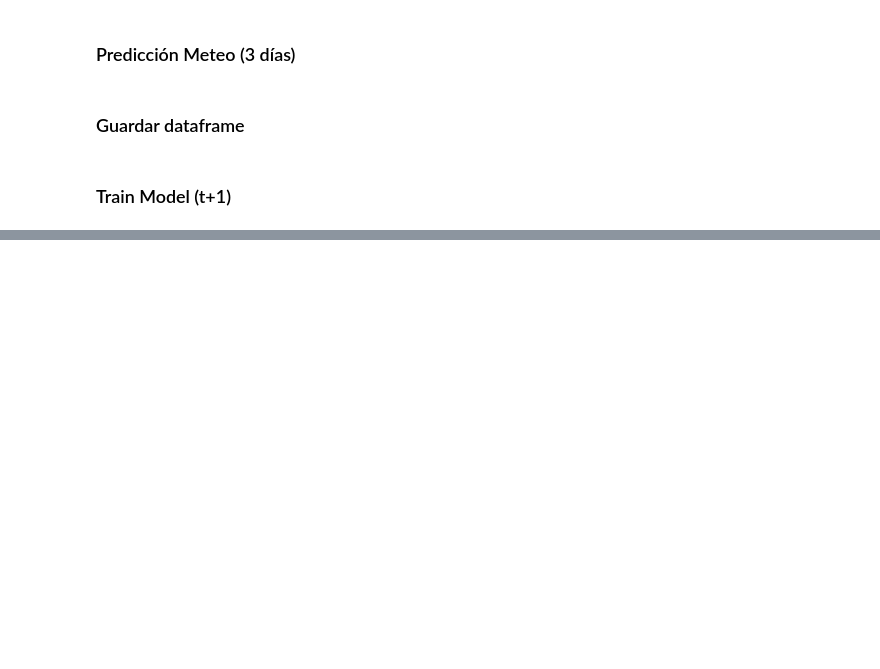
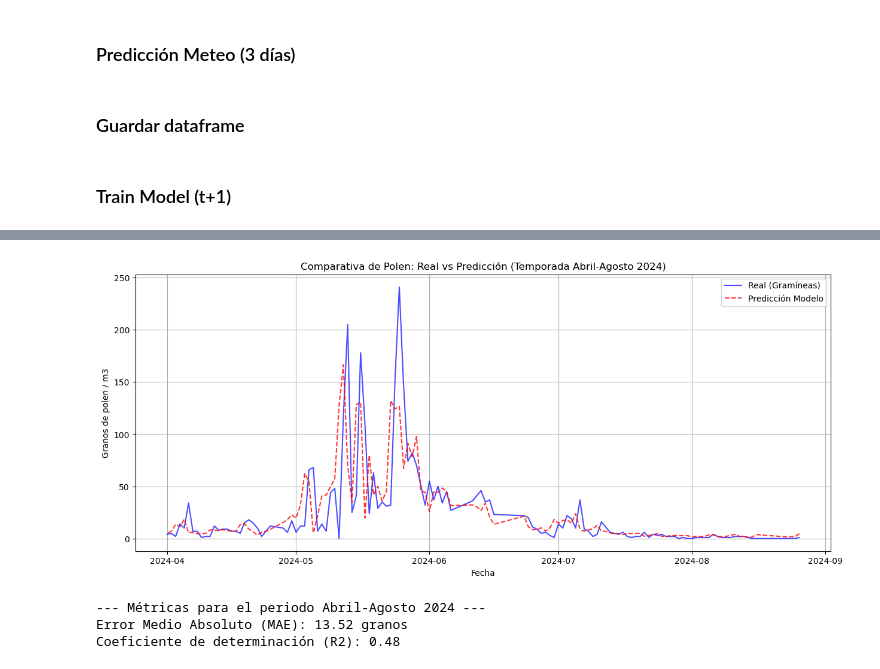
Before and after one commit to SergioR00/Polen-TFG, a Jupyter notebook: notebooks/add_Features_&_Train.ipynb, the cells around one changed output, grey strips where cells are left out. Cells and saved outputs as stored; diff of their text form; code cells hidden in the pictures; blank space fills up the shorter version.

```diff
--- a/notebooks/add_Features_&_Train.ipynb
+++ b/notebooks/add_Features_&_Train.ipynb
@@ -164,0 +231,30 @@ reg.get_booster().save_model('modelo_t+1.json')
+# %%
+# Solo meses importantes
+
+test_data_temporada = test_data[test_data['fecha'].dt.month.between(4, 8)].copy()
+
+plt.figure(figsize=(15, 6))
+
+plt.plot(test_data_temporada['fecha'], test_data_temporada['granos_de_polen_x_metro_cubico'],
+         label='Real (Gramíneas)', color='blue', alpha=0.7)
+plt.plot(test_data_temporada['fecha'], test_data_temporada['prediccion'],
+         label='Predicción Modelo', color='red', linestyle='--', alpha=0.8)
+
+plt.title(f'Comparativa de Polen: Real vs Predicción (Temporada Abril-Agosto 2024)')
+plt.xlabel('Fecha')
+plt.ylabel('Granos de polen / m3')
+plt.legend()
+plt.grid(True)
+plt.show()
+
+mae = mean_absolute_error(test_data_temporada['granos_de_polen_x_metro_cubico'], test_data_temporada['prediccion'])
+r2 = r2_score(test_data_temporada['granos_de_polen_x_metro_cubico'], test_data_temporada['prediccion'])
+
+print(f"--- Métricas para el periodo Abril-Agosto 2024 ---")
+print(f"Error Medio Absoluto (MAE): {mae:.2f} granos")
+print(f"Coeficiente de determinación (R2): {r2:.2f}")
+# %% [output]
+[figure, added]
+--- Métricas para el periodo Abril-Agosto 2024 ---
+Error Medio Absoluto (MAE): 13.52 granos
+Coeficiente de determinación (R2): 0.48
```
Also changed, not shown: parts of 6 cells of this notebook, 24 other files.
